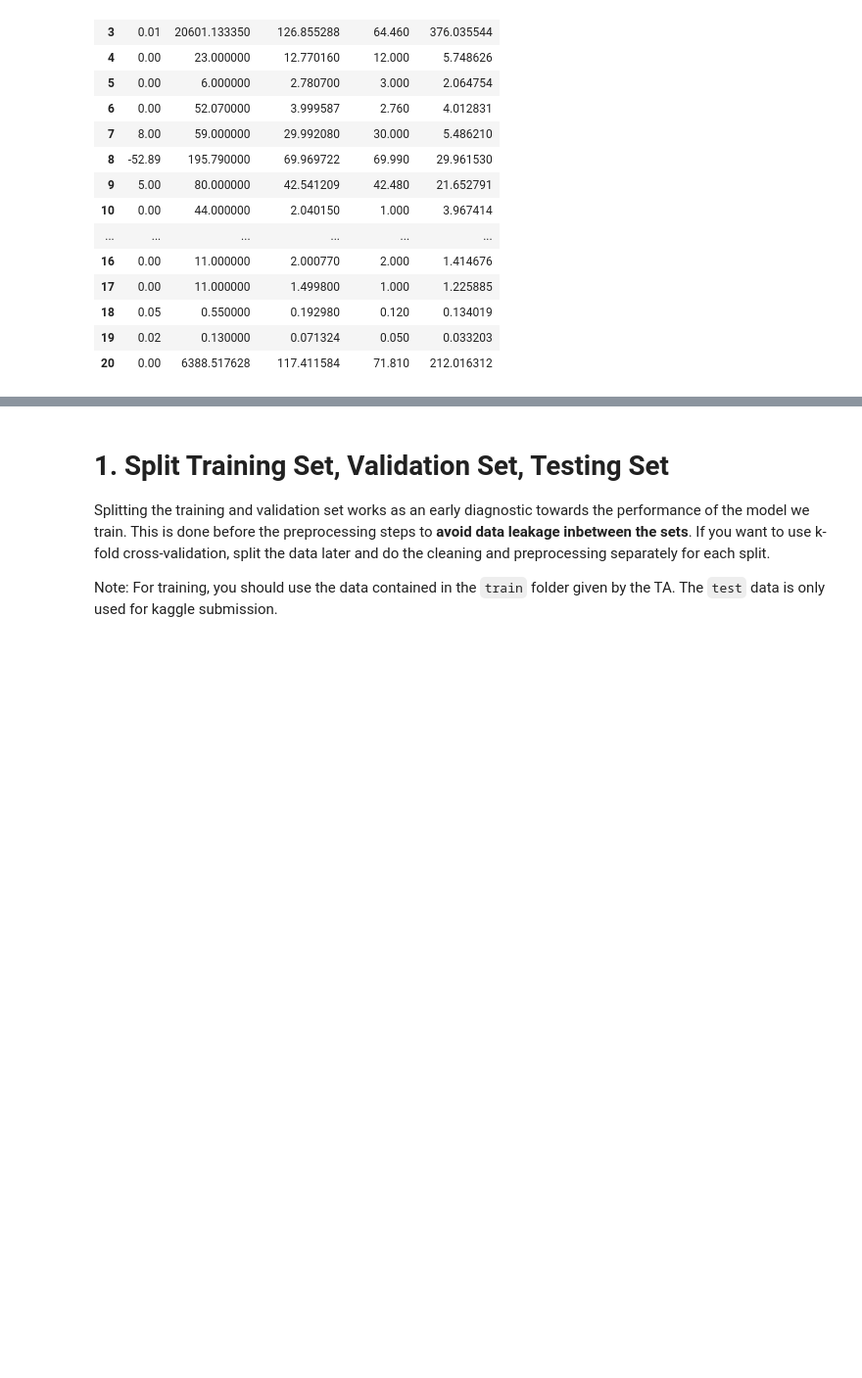
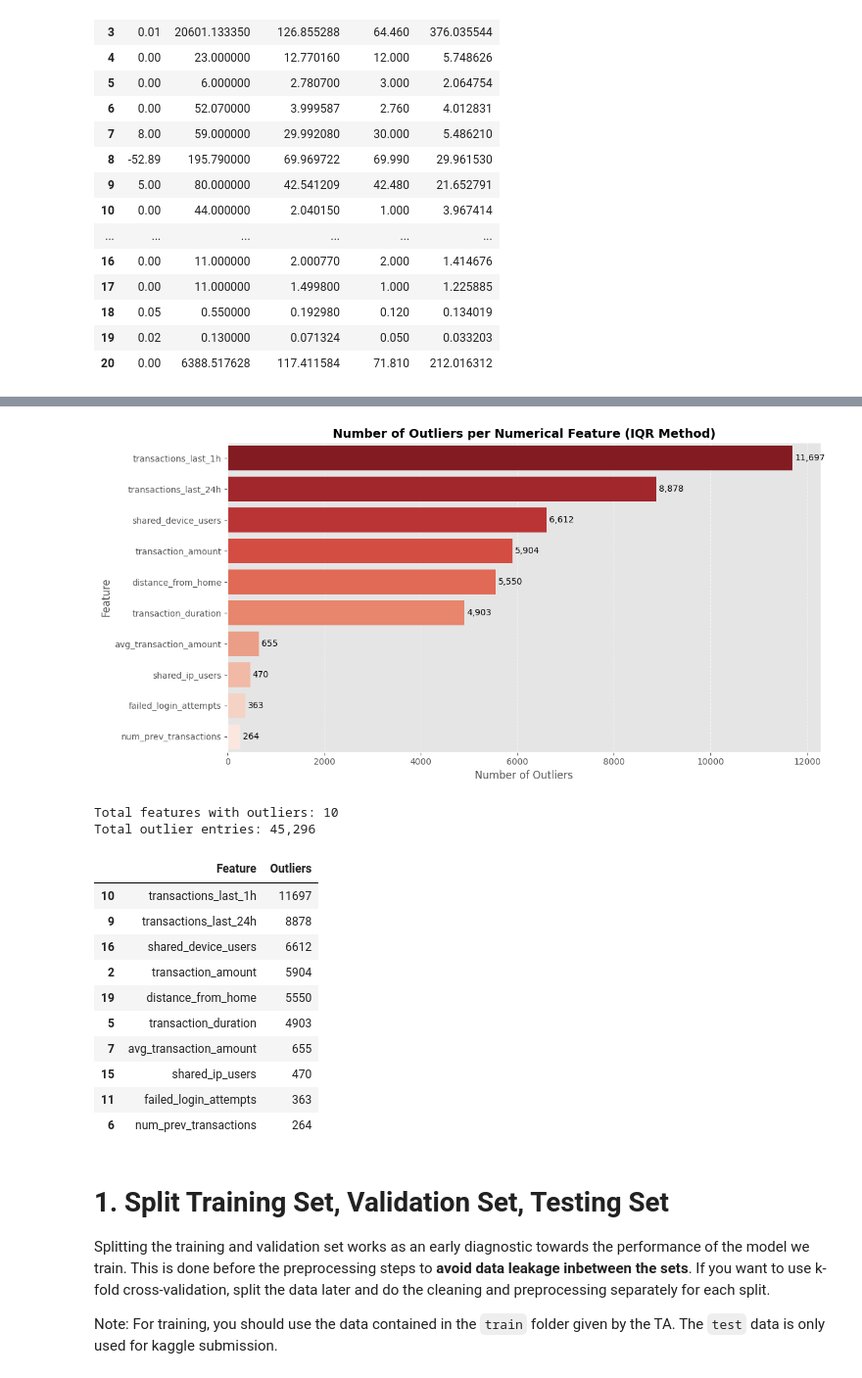
Before and after one commit to wiijaakk/IF3070_Tubes2_AbyuDAIya-Ganbatte, a Jupyter notebook: IF3070 Dasar Artificial Intelligence _ Tugas Besar 2 Notebook.ipynb, the cells around one changed output, grey strips where cells are left out. Shown at 98% size. Drawn from its saved outputs; the diff is of its cells as text; code cells hidden in the pictures; blank space fills up the shorter version.

```diff
--- a/IF3070 Dasar Artificial Intelligence _ Tugas Besar 2 Notebook.ipynb
+++ b/IF3070 Dasar Artificial Intelligence _ Tugas Besar 2 Notebook.ipynb
@@ -401,3 +422,60 @@ dtype: float64
+# %%
+warnings.filterwarnings("ignore", category=FutureWarning)
+
+def count_and_visualize_numerical_outliers(data_numerical):
+    outlier_counts = {}
+    for column in data_numerical.columns:
+        Q1 = data_numerical[column].quantile(0.25)
+        Q3 = data_numerical[column].quantile(0.75)
+        IQR = Q3 - Q1
+        lower_bound = Q1 - 1.5 * IQR
+        upper_bound = Q3 + 1.5 * IQR
+        outliers = data_numerical[(data_numerical[column] < lower_bound) | (data_numerical[column] > upper_bound)]
+        outlier_counts[column] = outliers.shape[0]
+
+    outlier_df = pd.DataFrame(list(outlier_counts.items()), columns=["Feature", "Outliers"])
+    outlier_df = outlier_df.sort_values(by="Outliers", ascending=False)
+    outlier_df = outlier_df[outlier_df["Outliers"] > 0]
+
+    if len(outlier_df) > 0:
+        plt.figure(figsize=(12, max(6, len(outlier_df) * 0.4)))
+        sns.barplot(x="Outliers", y="Feature", data=outlier_df, palette="Reds_r")
+
+        for index, value in enumerate(outlier_df["Outliers"]):
+            plt.text(value + 50, index, f'{value:,}', va='center', fontsize=10)
+
+        plt.title("Number of Outliers per Numerical Feature (IQR Method)", fontsize=14, weight='bold')
+        plt.xlabel("Number of Outliers", fontsize=12)
+        plt.ylabel("Feature", fontsize=12)
+        plt.grid(axis='x', linestyle='--', alpha=0.6)
+        plt.tight_layout()
+        plt.show()
+
+        total_outliers = outlier_df['Outliers'].sum()
+        print(f"\nTotal features with outliers: {len(outlier_df)}")
+        print(f"Total outlier entries: {total_outliers:,}")
+    else:
+        print("No outliers found in the dataset!")
+
+    return outlier_df
+
+outlier_df = count_and_visualize_numerical_outliers(df[numerical_features])
+outlier_df
+# %% [output]
+[figure, added]
+Total features with outliers: 10
+Total outlier entries: 45,296
+|  | Feature | Outliers |
+| 10 | transactions_last_1h | 11697 |
+| 9 | transactions_last_24h | 8878 |
+| 16 | shared_device_users | 6612 |
+| 2 | transaction_amount | 5904 |
+| 19 | distance_from_home | 5550 |
+| 5 | transaction_duration | 4903 |
+| 7 | avg_transaction_amount | 655 |
+| 15 | shared_ip_users | 470 |
+| 11 | failed_login_attempts | 363 |
+| 6 | num_prev_transactions | 264 |
 # %% [markdown]
 # 1. Split Training Set, Validation Set, Testing Set
 
```
Also changed, not shown: parts of 10 cells of this notebook.
